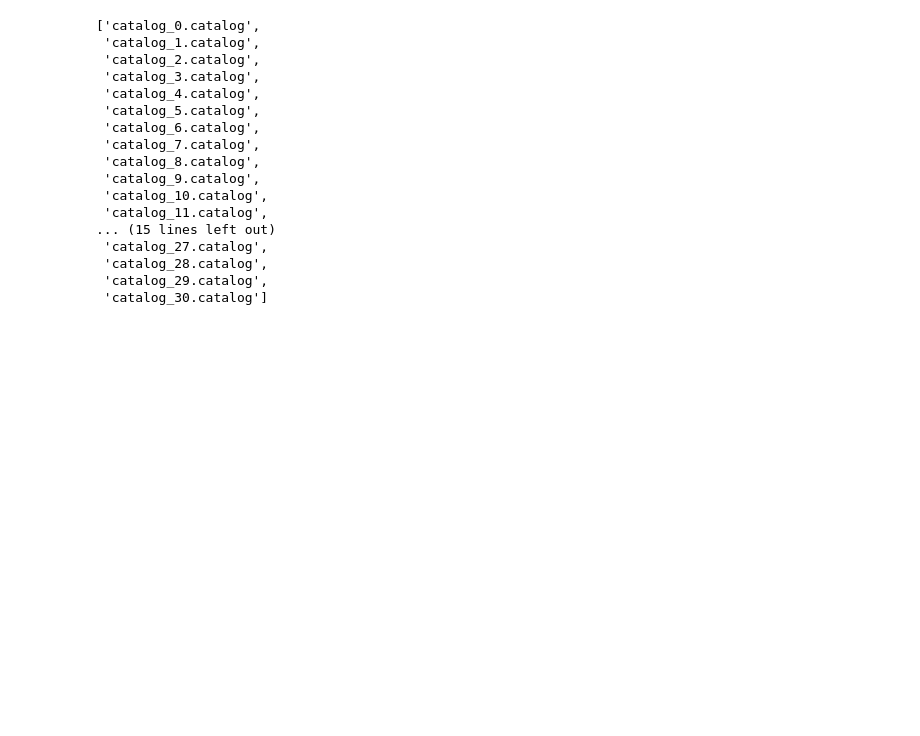
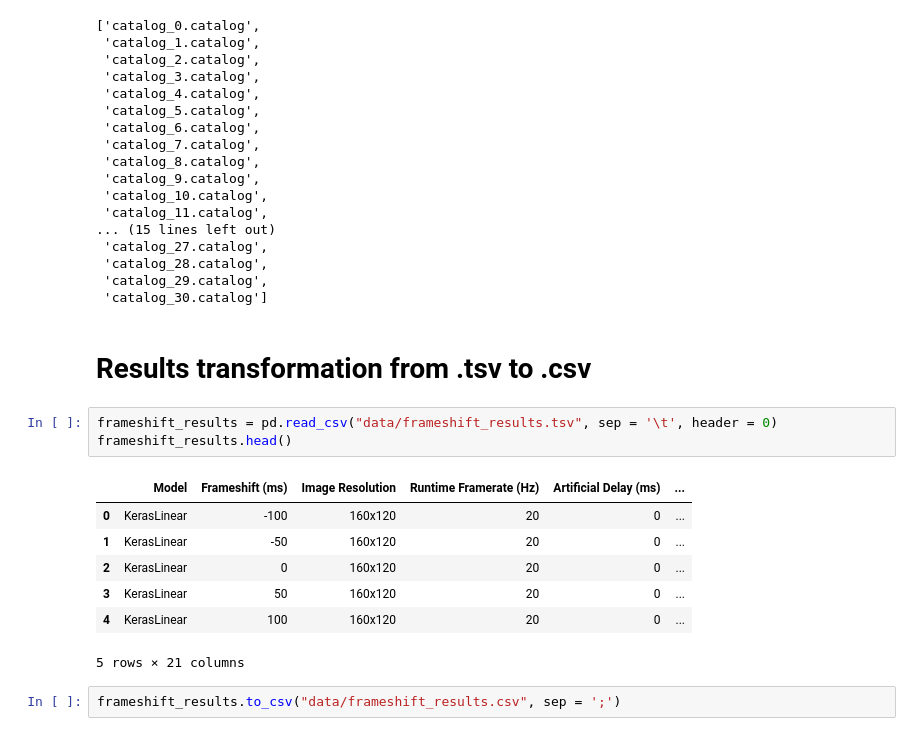
Before and after one commit to ilmaruduste/donkey-car-implemented-lag, a Jupyter notebook: eda1.ipynb, the cells around one changed output. Saved outputs shown, nothing was run; the diff lists cells and outputs as text; blank space fills up the shorter version.

```diff
--- a/eda1.ipynb
+++ b/eda1.ipynb
@@ -307,3 +366,18 @@ dataset.tubs[0].manifest.catalog_paths
  'catalog_28.catalog',
  'catalog_29.catalog',
  'catalog_30.catalog']
+# %% [markdown]
+# Results transformation from .tsv to .csv
+# %%
+frameshift_results = pd.read_csv("data/frameshift_results.tsv", sep = '\t', header = 0)
+frameshift_results.head()
+# %% [output]
+|  | Model | Frameshift (ms) | Image Resolution | Runtime Framerate (Hz) | Artificial Delay (ms) | ... |
+| 0 | KerasLinear | -100 | 160x120 | 20 | 0 | ... |
+| 1 | KerasLinear | -50 | 160x120 | 20 | 0 | ... |
+| 2 | KerasLinear | 0 | 160x120 | 20 | 0 | ... |
+| 3 | KerasLinear | 50 | 160x120 | 20 | 0 | ... |
+| 4 | KerasLinear | 100 | 160x120 | 20 | 0 | ... |
+5 rows × 21 columns
+# %%
+frameshift_results.to_csv("data/frameshift_results.csv", sep = ';')
```
Also changed, not shown: parts of 17 cells of this notebook, 3 other files.
